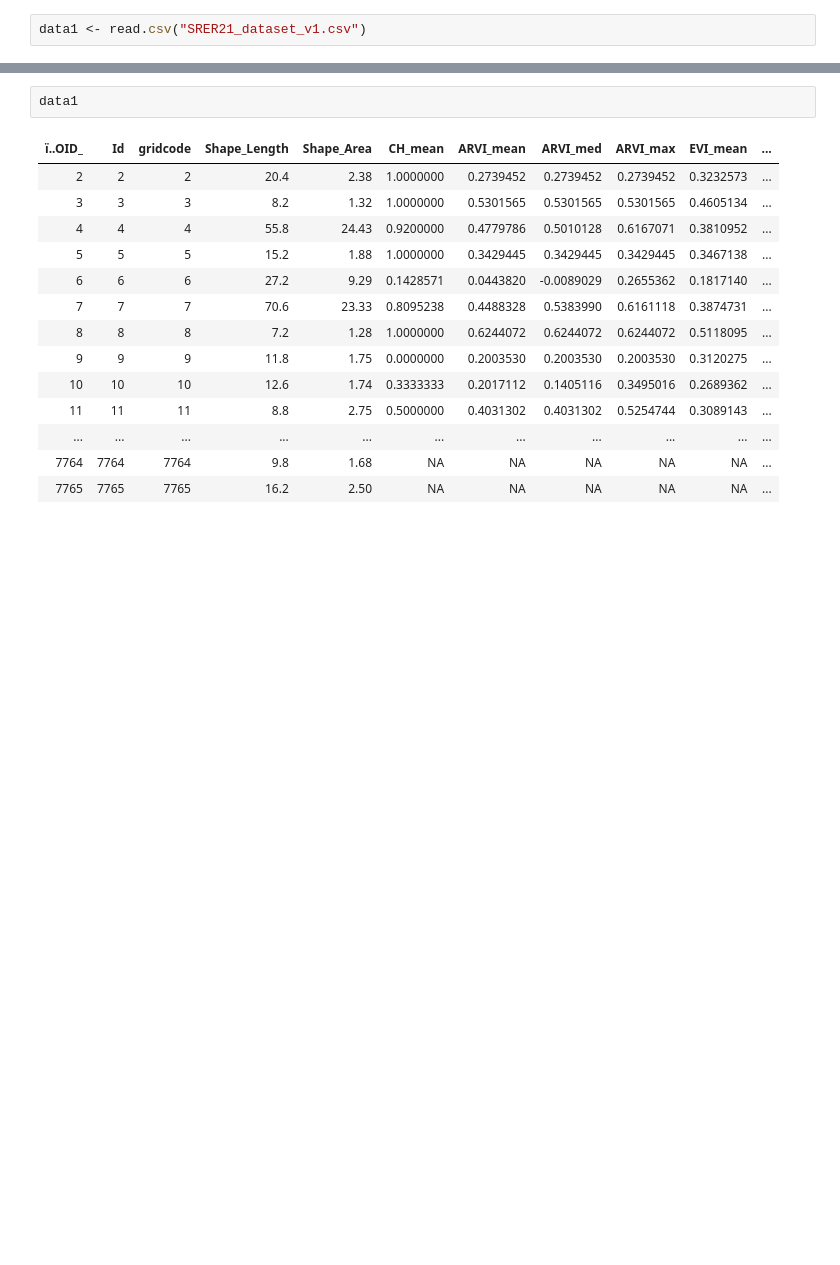
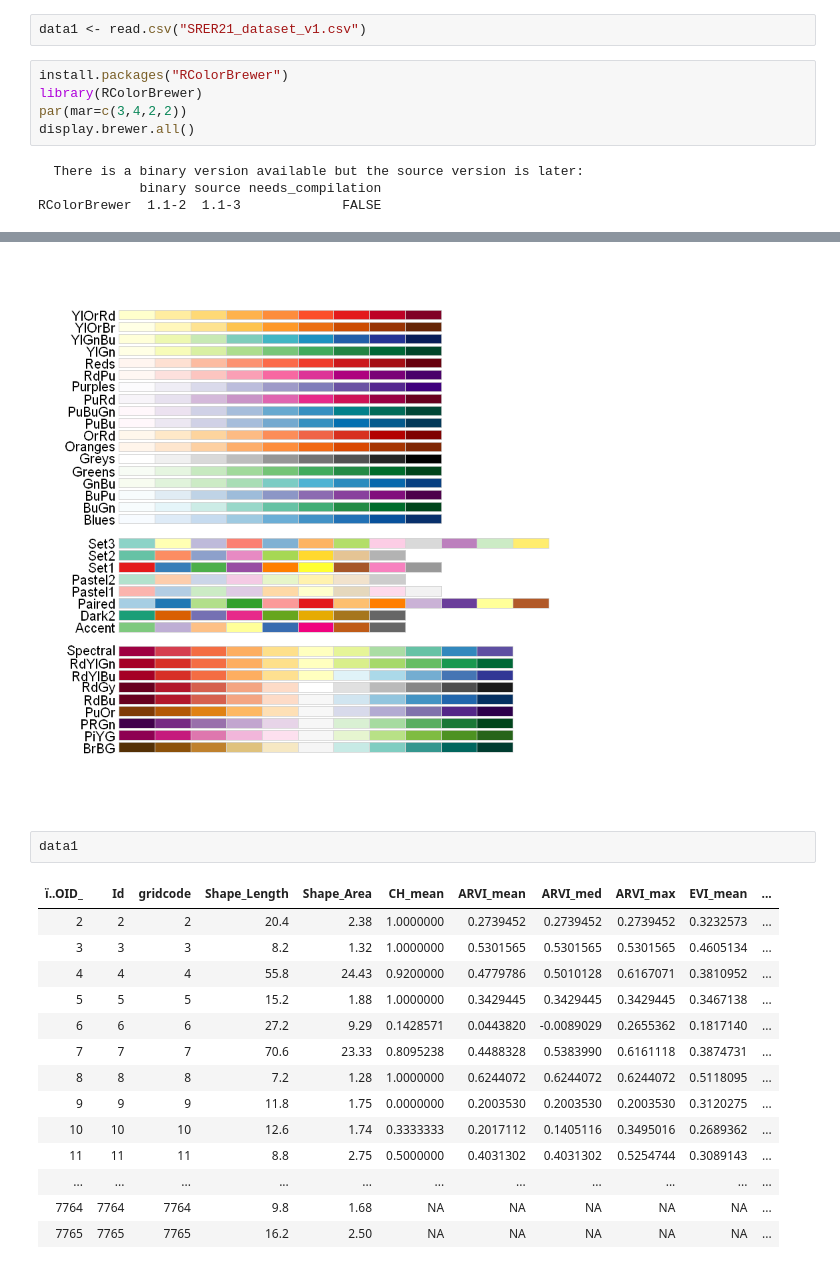
Before and after one commit to kh-bh/EarthScienceSVSM, a Jupyter notebook: Important Variables (R).ipynb, the cells around one changed output, grey strips where cells are left out. Saved outputs shown, nothing was run; the diff lists cells and outputs as text; blank space fills up the shorter version.

```diff
--- a/Important Variables (R).ipynb
+++ b/Important Variables (R).ipynb
@@ -1,2 +1,11 @@
 # %%
 data1 <- read.csv("SRER21_dataset_v1.csv")
+# %%
+install.packages("RColorBrewer")
+library(RColorBrewer)
+par(mar=c(3,4,2,2))
+display.brewer.all()
+# %% [output]
+  There is a binary version available but the source version is later:
+             binary source needs_compilation
+RColorBrewer  1.1-2  1.1-3             FALSE
@@ -3,3 +13,4 @@ data1 <- read.csv("SRER21_dataset_v1.csv")
+[figure, added]
 # %%
 data1
 # %% [output]
```
Also changed, not shown: parts of 13 cells of this notebook.
